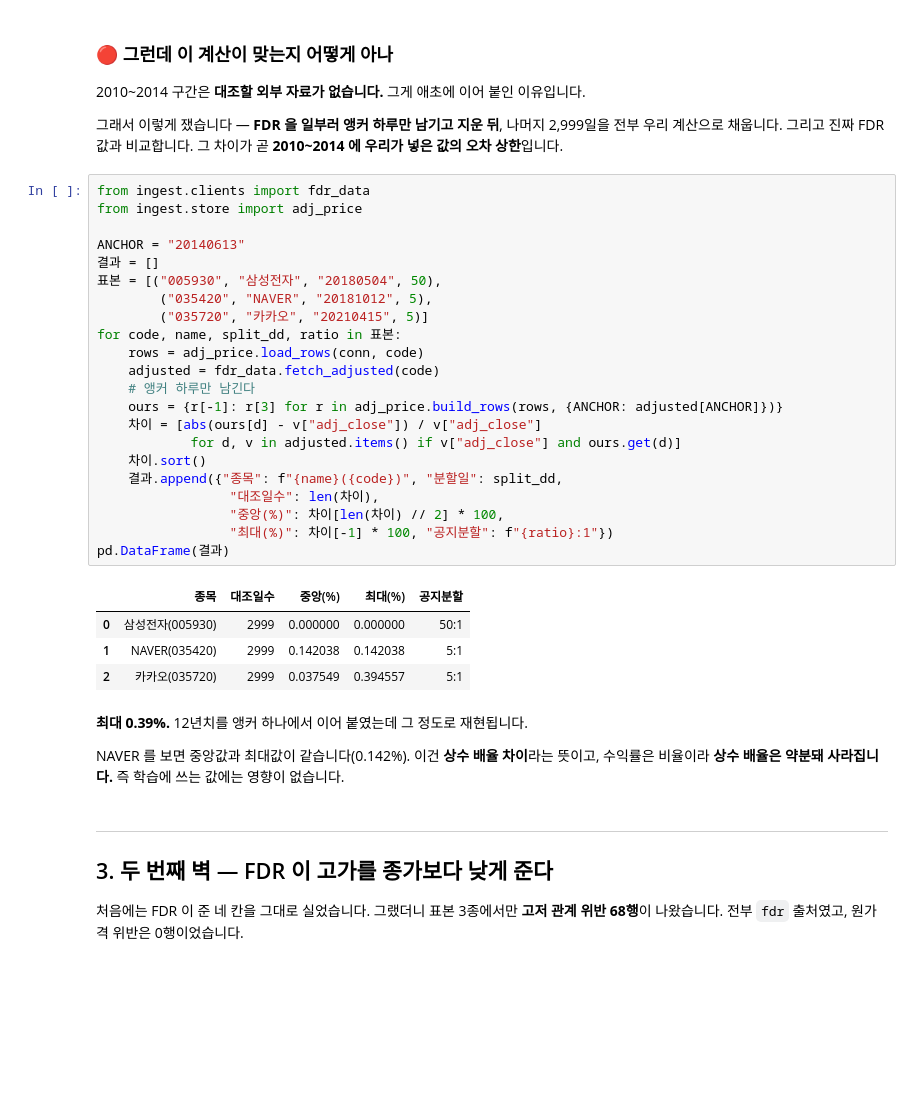
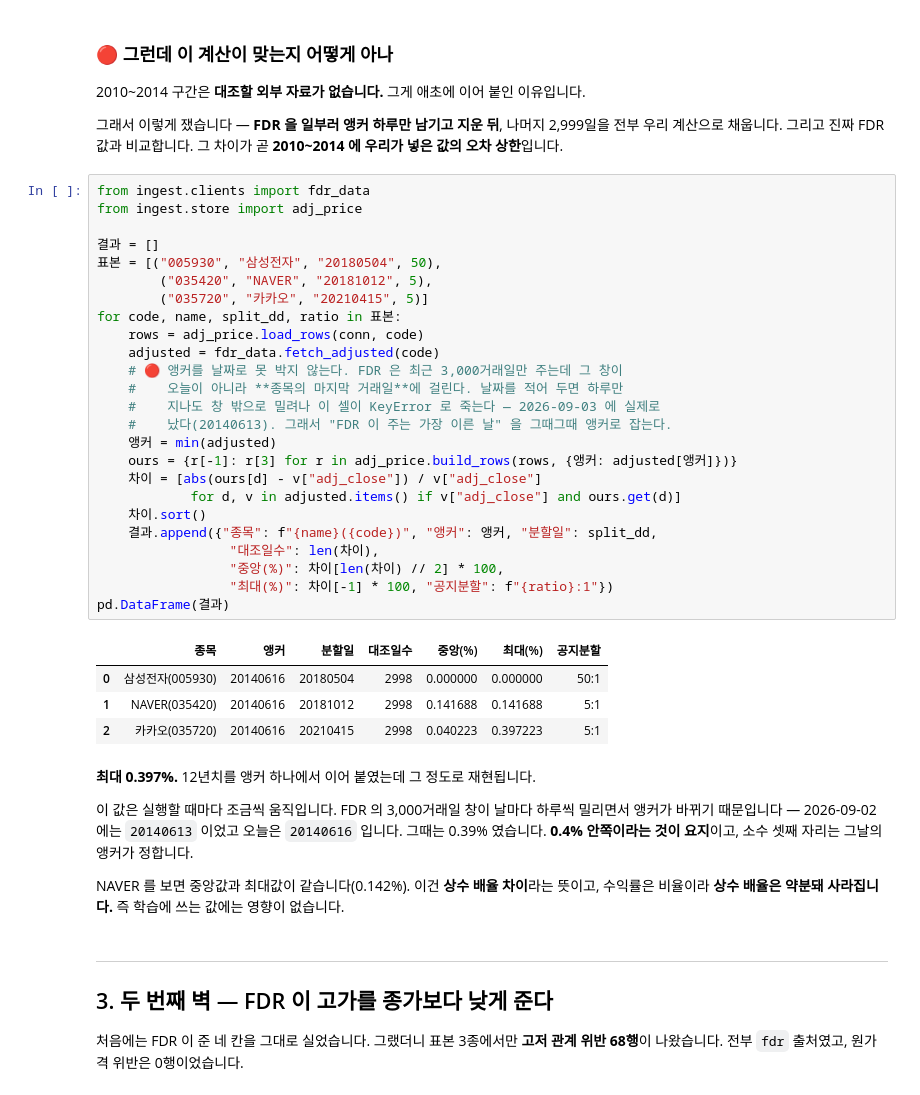
Before and after one commit to devlee328288/Alpha_Stack, a Jupyter notebook: notebooks/02-품질·전처리/04.수정주가를채우다.ipynb, the cells around one changed output. Saved outputs shown, nothing was run; the diff lists cells and outputs as text; blank space fills up the shorter version.

```diff
--- a/notebooks/02-품질·전처리/04.수정주가를채우다.ipynb
+++ b/notebooks/02-품질·전처리/04.수정주가를채우다.ipynb
@@ -198,32 +202,40 @@ FDR 이 닿는 **가장 이른 날**을 앵커로 삼습니다. 그 날의 배
 # %%
 from ingest.clients import fdr_data
 from ingest.store import adj_price
 
-ANCHOR = "20140613"
 결과 = []
 표본 = [("005930", "삼성전자", "20180504", 50),
         ("035420", "NAVER", "20181012", 5),
         ("035720", "카카오", "20210415", 5)]
 for code, name, split_dd, ratio in 표본:
     rows = adj_price.load_rows(conn, code)
     adjusted = fdr_data.fetch_adjusted(code)
-    # 앵커 하루만 남긴다
-    ours = {r[-1]: r[3] for r in adj_price.build_rows(rows, {ANCHOR: adjusted[ANCHOR]})}
+    # 🔴 앵커를 날짜로 못 박지 않는다. FDR 은 최근 3,000거래일만 주는데 그 창이
+    #    오늘이 아니라 **종목의 마지막 거래일**에 걸린다. 날짜를 적어 두면 하루만
+    #    지나도 창 밖으로 밀려나 이 셀이 KeyError 로 죽는다 — 2026-09-03 에 실제로
+    #    났다(20140613). 그래서 "FDR 이 주는 가장 이른 날" 을 그때그때 앵커로 잡는다.
+    앵커 = min(adjusted)
+    ours = {r[-1]: r[3] for r in adj_price.build_rows(rows, {앵커: adjusted[앵커]})}
     차이 = [abs(ours[d] - v["adj_close"]) / v["adj_close"]
             for d, v in adjusted.items() if v["adj_close"] and ours.get(d)]
     차이.sort()
-    결과.append({"종목": f"{name}({code})", "분할일": split_dd,
+    결과.append({"종목": f"{name}({code})", "앵커": 앵커, "분할일": split_dd,
                  "대조일수": len(차이),
                  "중앙(%)": 차이[len(차이) // 2] * 100,
                  "최대(%)": 차이[-1] * 100, "공지분할": f"{ratio}:1"})
 pd.DataFrame(결과)
 # %% [output]
-|  | 종목 | 대조일수 | 중앙(%) | 최대(%) | 공지분할 |
-| 0 | 삼성전자(005930) | 2999 | 0.000000 | 0.000000 | 50:1 |
-| 1 | NAVER(035420) | 2999 | 0.142038 | 0.142038 | 5:1 |
-| 2 | 카카오(035720) | 2999 | 0.037549 | 0.394557 | 5:1 |
+|  | 종목 | 앵커 | 분할일 | 대조일수 | 중앙(%) | 최대(%) | 공지분할 |
+| 0 | 삼성전자(005930) | 20140616 | 20180504 | 2998 | 0.000000 | 0.000000 | 50:1 |
+| 1 | NAVER(035420) | 20140616 | 20181012 | 2998 | 0.141688 | 0.141688 | 5:1 |
+| 2 | 카카오(035720) | 20140616 | 20210415 | 2998 | 0.040223 | 0.397223 | 5:1 |
 # %% [markdown]
-**최대 0.39%.** 12년치를 앵커 하나에서 이어 붙였는데 그 정도로 재현됩니다.
+**최대 0.397%.** 12년치를 앵커 하나에서 이어 붙였는데 그 정도로 재현됩니다.
+
+이 값은 실행할 때마다 조금씩 움직입니다. FDR 의 3,000거래일 창이 날마다 하루씩
+밀리면서 앵커가 바뀌기 때문입니다 — 2026-09-02 에는 `20140613` 이었고 오늘은
+`20140616` 입니다. 그때는 0.39% 였습니다. **0.4% 안쪽이라는 것이 요지**이고,
+소수 셋째 자리는 그날의 앵커가 정합니다.
 
 NAVER 를 보면 중앙값과 최대값이 같습니다(0.142%). 이건 **상수 배율 차이**라는 뜻이고,
 수익률은 비율이라 **상수 배율은 약분돼 사라집니다.** 즉 학습에 쓰는 값에는 영향이 없습니다.
```
Also changed, not shown: parts of 23 cells of this notebook, 1 other file.
